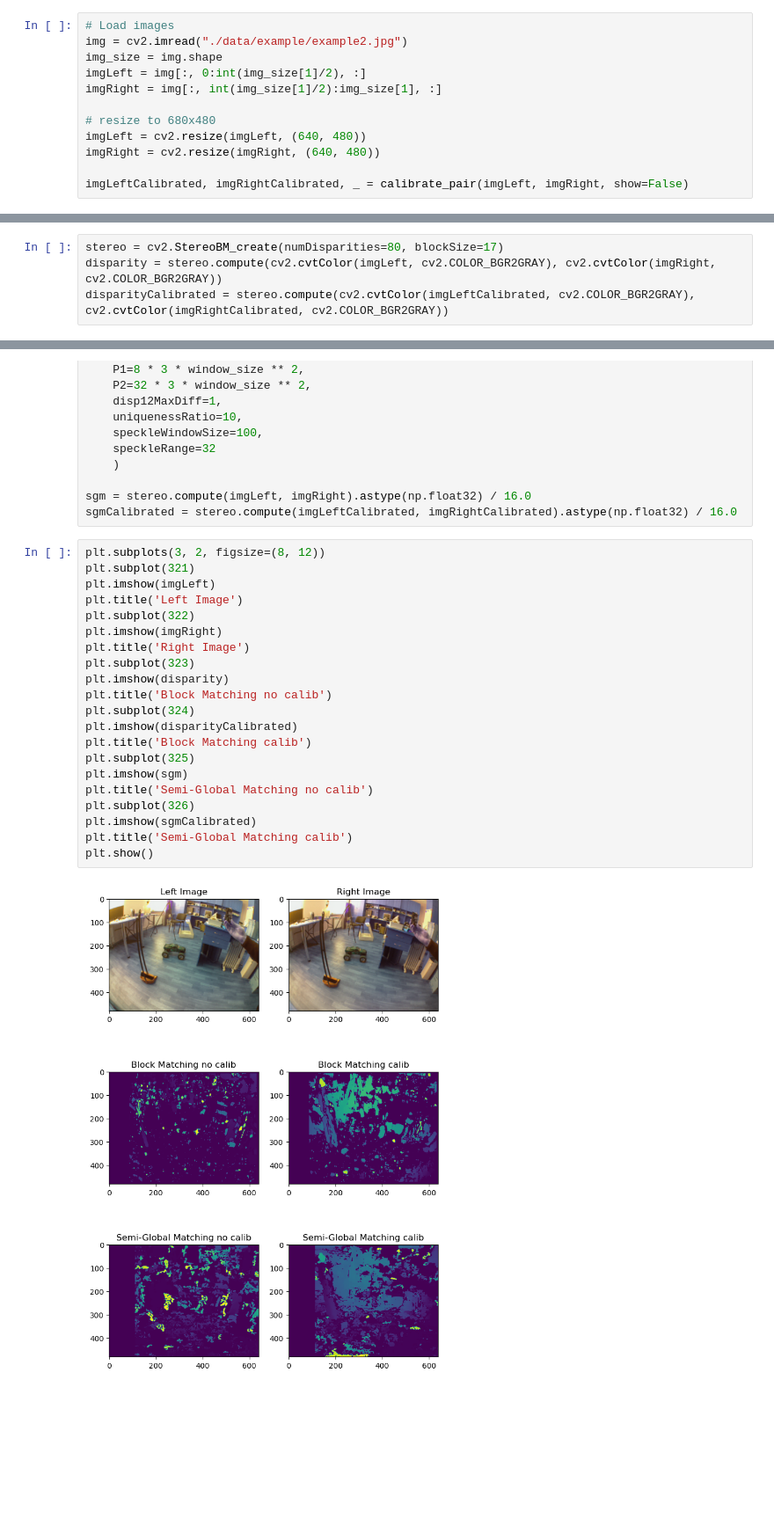
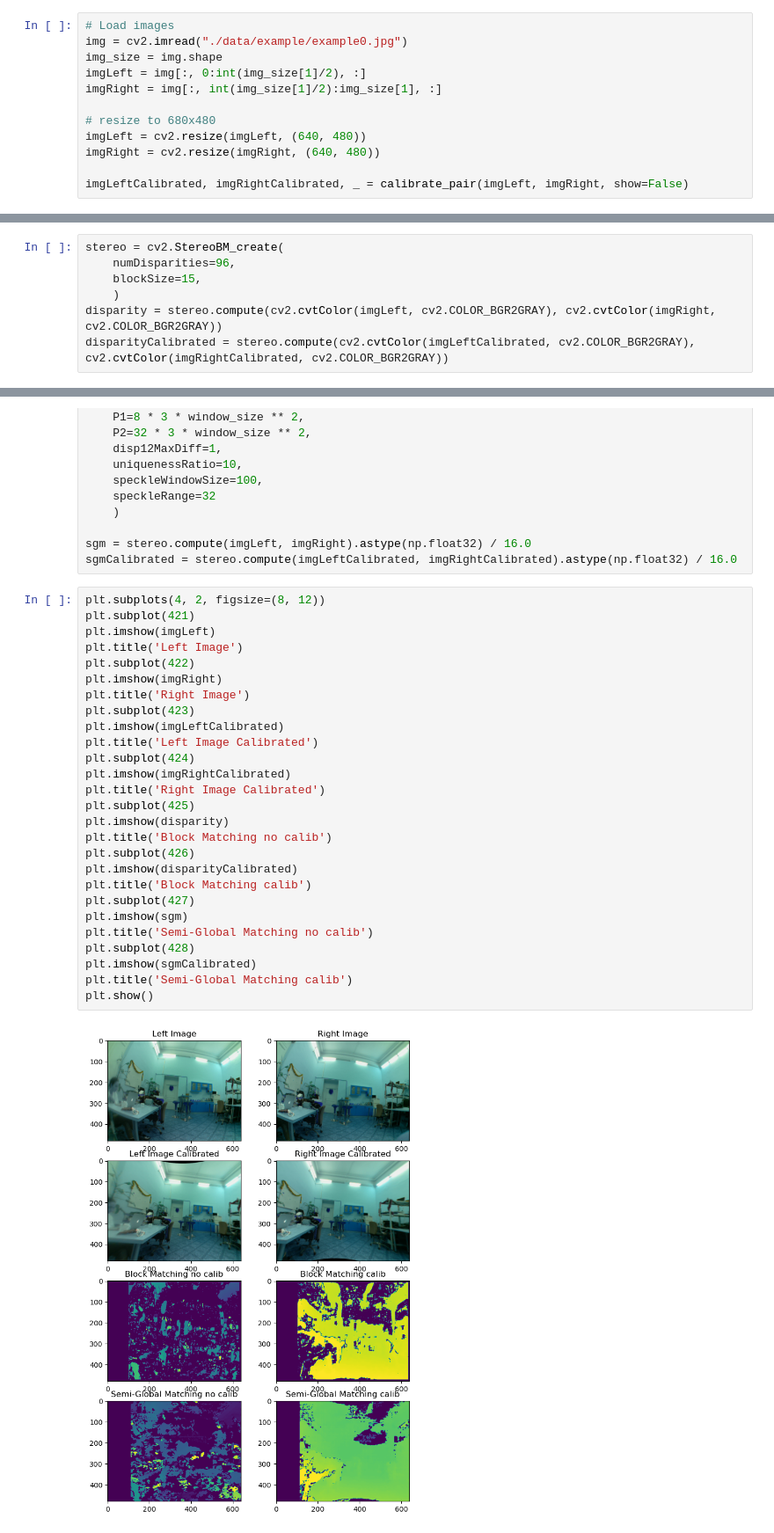
Before and after one commit to Eniterusx/algorytmy-wizyjne, a Jupyter notebook: lab5/lab5.ipynb, the cells around one changed output, grey strips where cells are left out. Shown at 88% size. Cells and saved outputs as stored; diff of their text form; blank space fills up the shorter version.

```diff
--- a/lab5/lab5.ipynb
+++ b/lab5/lab5.ipynb
@@ -268,7 +268,7 @@ Chessboard couldn't be detected. Image pair: 30
 # Obliczenia korespondencji stereo
 # %%
 # Load images
-img = cv2.imread("./data/example/example2.jpg")
+img = cv2.imread("./data/example/example0.jpg")
 img_size = img.shape
 imgLeft = img[:, 0:int(img_size[1]/2), :]
 imgRight = img[:, int(img_size[1]/2):img_size[1], :]
@@ -281,7 +281,10 @@ imgLeftCalibrated, imgRightCalibrated, _ = calibrate_pair(imgLeft, imgRight, sho
 # %% [output]
 Chessboard couldn't be detected. Image pair: 30
 # %%
-stereo = cv2.StereoBM_create(numDisparities=80, blockSize=17)
+stereo = cv2.StereoBM_create(
+    numDisparities=96,
+    blockSize=15,
+    )
 disparity = stereo.compute(cv2.cvtColor(imgLeft, cv2.COLOR_BGR2GRAY), cv2.cvtColor(imgRight, cv2.COLOR_BGR2GRAY))
 disparityCalibrated = stereo.compute(cv2.cvtColor(imgLeftCalibrated, cv2.COLOR_BGR2GRAY), cv2.cvtColor(imgRightCalibrated, cv2.COLOR_BGR2GRAY))
 # %%
@@ -304,25 +307,31 @@ stereo = cv2.StereoSGBM_create(
 sgm = stereo.compute(imgLeft, imgRight).astype(np.float32) / 16.0
 sgmCalibrated = stereo.compute(imgLeftCalibrated, imgRightCalibrated).astype(np.float32) / 16.0
 # %%
-plt.subplots(3, 2, figsize=(8, 12))
-plt.subplot(321)
+plt.subplots(4, 2, figsize=(8, 12))
+plt.subplot(421)
 plt.imshow(imgLeft)
 plt.title('Left Image')
-plt.subplot(322)
+plt.subplot(422)
 plt.imshow(imgRight)
 plt.title('Right Image')
-plt.subplot(323)
+plt.subplot(423)
+plt.imshow(imgLeftCalibrated)
+plt.title('Left Image Calibrated')
+plt.subplot(424)
+plt.imshow(imgRightCalibrated)
+plt.title('Right Image Calibrated')
+plt.subplot(425)
 plt.imshow(disparity)
 plt.title('Block Matching no calib')
-plt.subplot(324)
+plt.subplot(426)
 plt.imshow(disparityCalibrated)
 plt.title('Block Matching calib')
-plt.subplot(325)
+plt.subplot(427)
 plt.imshow(sgm)
 plt.title('Semi-Global Matching no calib')
-plt.subplot(326)
+plt.subplot(428)
 plt.imshow(sgmCalibrated)
 plt.title('Semi-Global Matching calib')
 plt.show()
 # %% [output]
-[figure, old version]
+[figure, new version]
```
Also changed, not shown: 1 other file.
